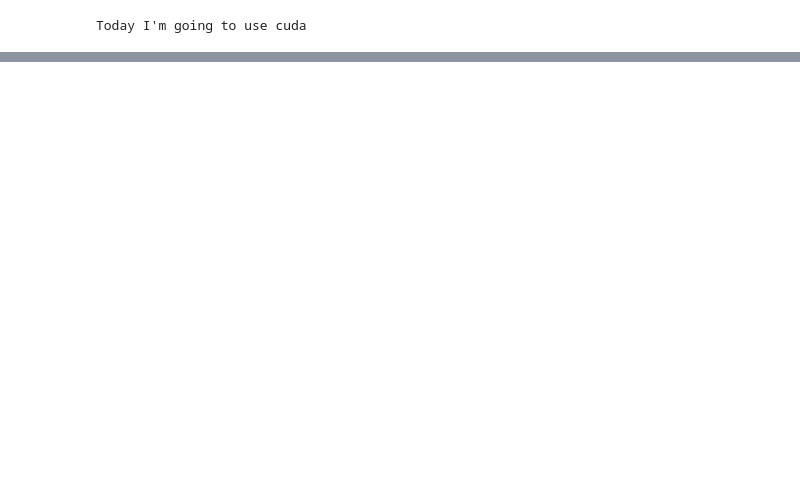
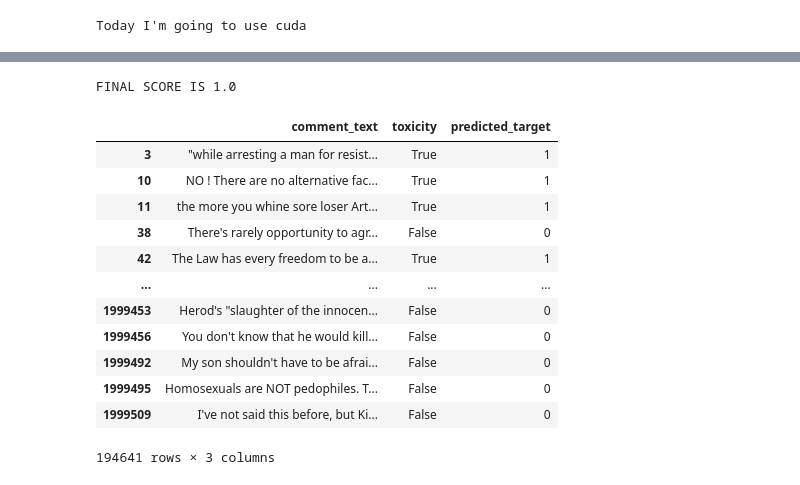
Before and after one commit to kosmobiker/sagemaker_exp, a Jupyter notebook: sandbox/transformers.ipynb, the cells around one changed output, grey strips where cells are left out. Cells and saved outputs as stored; diff of their text form; code cells hidden in the pictures; blank space fills up the shorter version.

```diff
--- a/sandbox/transformers.ipynb
+++ b/sandbox/transformers.ipynb
@@ -142,0 +133,20 @@ val_dataloader = DataLoader(small_eval_dataset, batch_size=16)
+# %%
+training_args = TrainingArguments(
+    output_dir="./results",
+    learning_rate=2e-5,
+    per_device_train_batch_size=16,
+    per_device_eval_batch_size=16,
+    num_train_epochs=5,
+    weight_decay=0.01,
+)
+
+trainer = Trainer(
+    model=model,
+    args=training_args,
+    train_dataset=small_train_dataset,
+    eval_dataset=small_eval_dataset,
+    tokenizer=tokenizer,
+    data_collator=data_collator,
+)
+
+trainer.train()
@@ -142,0 +267,37 @@ val_dataloader = DataLoader(small_eval_dataset, batch_size=16)
+# %%
+def calculate_overall_auc(df, oof_name):
+    true_labels = df['toxicity']
+    predicted_labels = df[oof_name]
+    return roc_auc_score(true_labels, predicted_labels)
+
+def power_mean(series, p):
+    total = sum(np.power(series, p))
+    return np.power(total / len(series), 1 / p)
+
+def get_final_metric(bias_df, overall_auc, POWER=-5, OVERALL_MODEL_WEIGHT=0.25):
+    bias_score = np.average([
+        power_mean(bias_df[SUBGROUP_AUC], POWER),
+        power_mean(bias_df[BPSN_AUC], POWER),
+        power_mean(bias_df[BNSP_AUC], POWER)
+    ])
+    return (OVERALL_MODEL_WEIGHT * overall_auc) + ((1 - OVERALL_MODEL_WEIGHT) * bias_score)
+FINAL_SCORE = get_final_metric(bias_metrics_df, calculate_overall_auc(test_df, oof_name))
+print(f"FINAL SCORE IS {FINAL_SCORE}")
+# %% [output]
+FINAL SCORE IS 1.0
+# %%
+test_df[['comment_text', 'toxicity', 'predicted_target']]
+# %% [output]
+|  | comment_text | toxicity | predicted_target |
+| 3 | "while arresting a man for resist... | True | 1 |
+| 10 | NO ! There are no alternative fac... | True | 1 |
+| 11 | the more you whine sore loser Art... | True | 1 |
+| 38 | There's rarely opportunity to agr... | False | 0 |
+| 42 | The Law has every freedom to be a... | True | 1 |
+| ... | ... | ... | ... |
+| 1999453 | Herod's "slaughter of the innocen... | False | 0 |
+| 1999456 | You don't know that he would kill... | False | 0 |
+| 1999492 | My son shouldn't have to be afrai... | False | 0 |
+| 1999495 | Homosexuals are NOT pedophiles. T... | False | 0 |
+| 1999509 | I've not said this before, but Ki... | False | 0 |
+194641 rows × 3 columns
```
Also changed, not shown: parts of 26 cells of this notebook, 1 other file.
